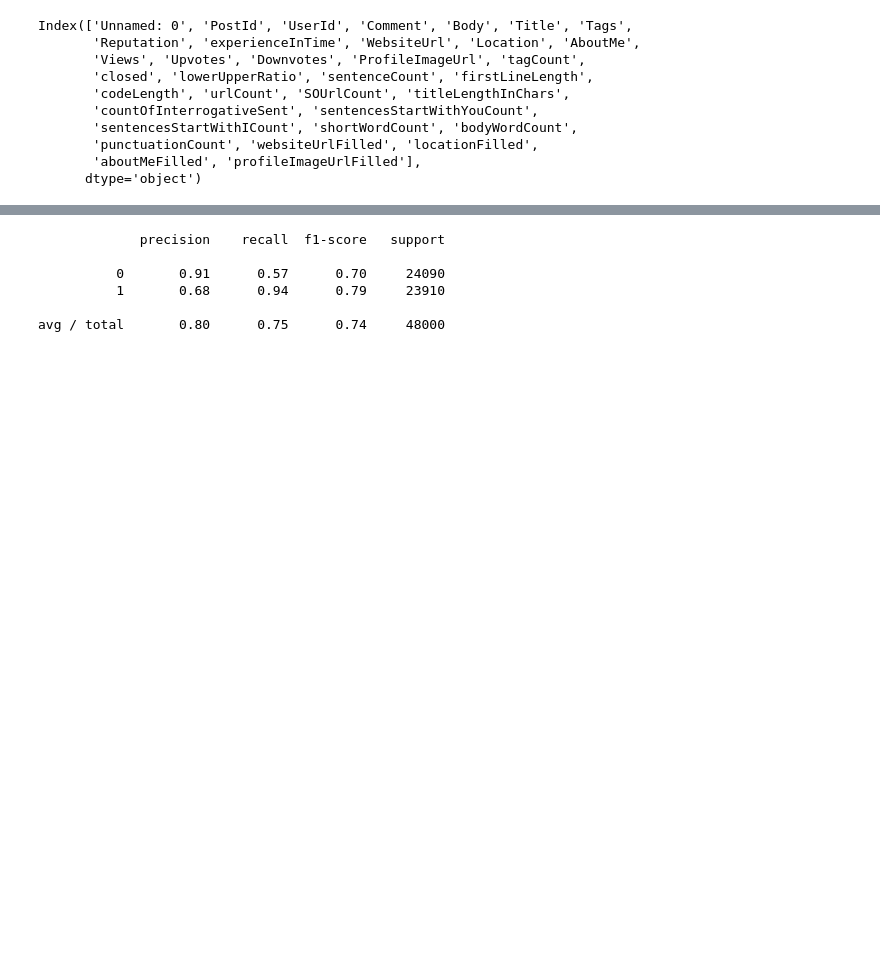
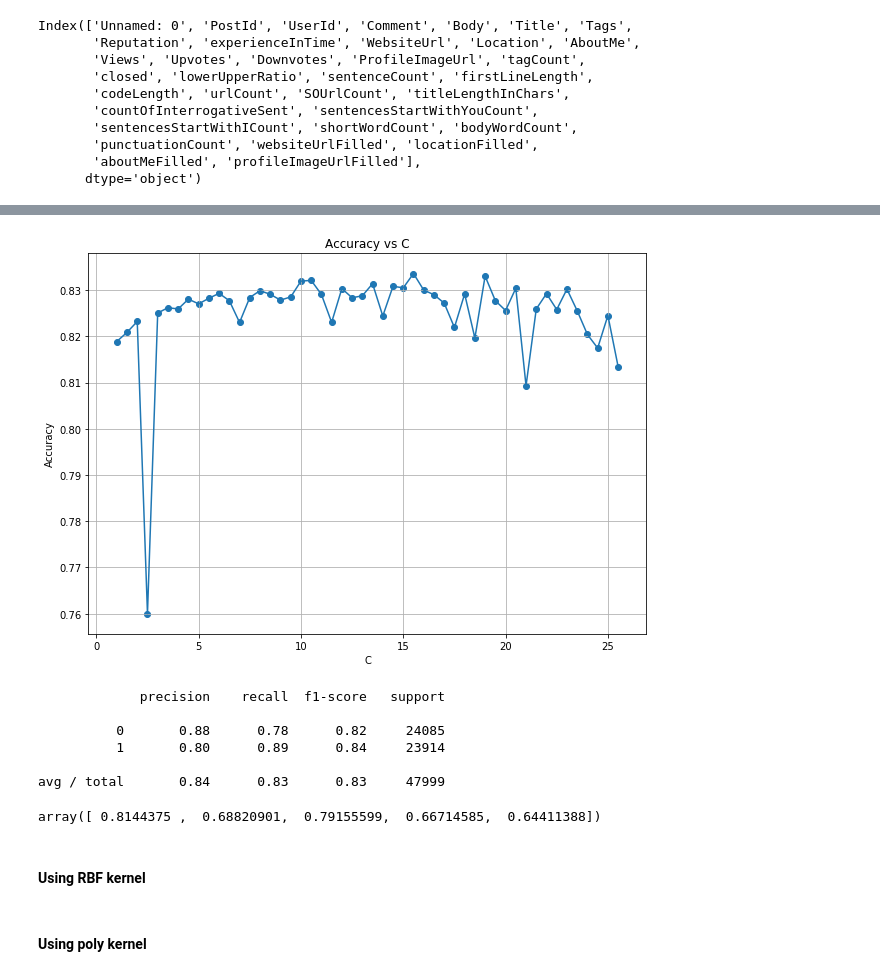
Before and after one commit to sajalagrawal/Query-Closing-on-Stack-Overflow, a Jupyter notebook: SVM- open or close.ipynb, the cells around one changed output, grey strips where cells are left out. Saved outputs shown, nothing was run; the diff lists cells and outputs as text; code cells hidden in the pictures; blank space fills up the shorter version.

Commit message:
Mean Normalization + Cross Validation

```diff
--- a/SVM- open or close.ipynb
+++ b/SVM- open or close.ipynb
@@ -93,0 +94,16 @@ print(X.shape)
+# %%
+#x=(x-u)/std
+
+from sklearn.preprocessing import StandardScaler
+scaler = StandardScaler()
+#print(scaler.fit(X))
+#print(scaler.mean_)
+X=scaler.fit_transform(X)
+print(type(X))
+X = pd.DataFrame(X, columns=['Reputation', 'experienceInTime', 'Views', 'Upvotes', 'Downvotes',
+       'tagCount', 'lowerUpperRatio', 'sentenceCount', 'firstLineLength',
+       'codeLength', 'urlCount', 'SOUrlCount', 'titleLengthInChars',
+       'countOfInterrogativeSent', 'sentencesStartWithYouCount',
+       'sentencesStartWithICount', 'shortWordCount', 'bodyWordCount',
+       'punctuationCount', 'websiteUrlFilled', 'locationFilled',
+       'aboutMeFilled', 'profileImageUrlFilled'])
@@ -121,3 +138,0 @@ print(X_train.shape)
-# %%
-# for c in np.arange(0.2, 1.0, 0.5)
-classifier = LinearSVC(C = 0.9)
@@ -139,0 +141,17 @@ print(np.mean(y_test==predicted_y_test))
+# %%
+c = list(np.arange(1, 26, 0.5))
+accuracy = []
+y_predicted = np.zeros((y_test.shape))
+max_accuracy = 0.0
+linear_svm_classifier = LinearSVC()
+
+for i in c:
+    classifier = LinearSVC(C = i)
+    classifier.fit(X_train, y_train)
+    predicted_y = classifier.predict(X_test)
+    accuracy.append(np.mean(y_test==predicted_y))
+    print('Accuracy for C = {} is : {:.4f}'.format(i, accuracy[-1]))
+    if(accuracy[-1] > max_accuracy):
+        y_predicted = predicted_y
+        max_accuracy = accuracy[-1]
+        linear_svm_classifier = classifier
@@ -140,9 +176,30 @@ print(np.mean(y_test==predicted_y_test))
+# %%
+plt.figure(figsize=(10,7))
+plt.plot(c, accuracy)
+plt.scatter(c, accuracy)
+plt.title('Accuracy vs C')
+plt.xlabel('C')
+plt.ylabel('Accuracy')
+plt.grid(True)
+plt.show()
+# %% [output]
+[figure, added]
 # %%
-print(classification_report(y_test,predicted_y_test))
+print(classification_report(y_test,y_predicted))
 # %% [output]
              precision    recall  f1-score   support
 
-          0       0.91      0.57      0.70     24090
-          1       0.68      0.94      0.79     23910
+          0       0.88      0.78      0.82     24085
+          1       0.80      0.89      0.84     23914
 
-avg / total       0.80      0.75      0.74     48000
+avg / total       0.84      0.83      0.83     47999
+# %%
+from sklearn.model_selection import GridSearchCV
+from sklearn.model_selection import KFold,cross_val_score
+k_fold = KFold(n_splits=5)
+
+cross_val_score(linear_svm_classifier,X,y,cv=k_fold,scoring='accuracy',n_jobs=-1)
+# %% [output]
+array([ 0.8144375 ,  0.68820901,  0.79155599,  0.66714585,  0.64411388])
+# %% [markdown]
+#### Using RBF kernel
@@ -148,0 +208,2 @@ avg / total       0.80      0.75      0.74     48000
+# %% [markdown]
+#### Using poly kernel
```
Also changed, not shown: parts of 23 cells of this notebook.
